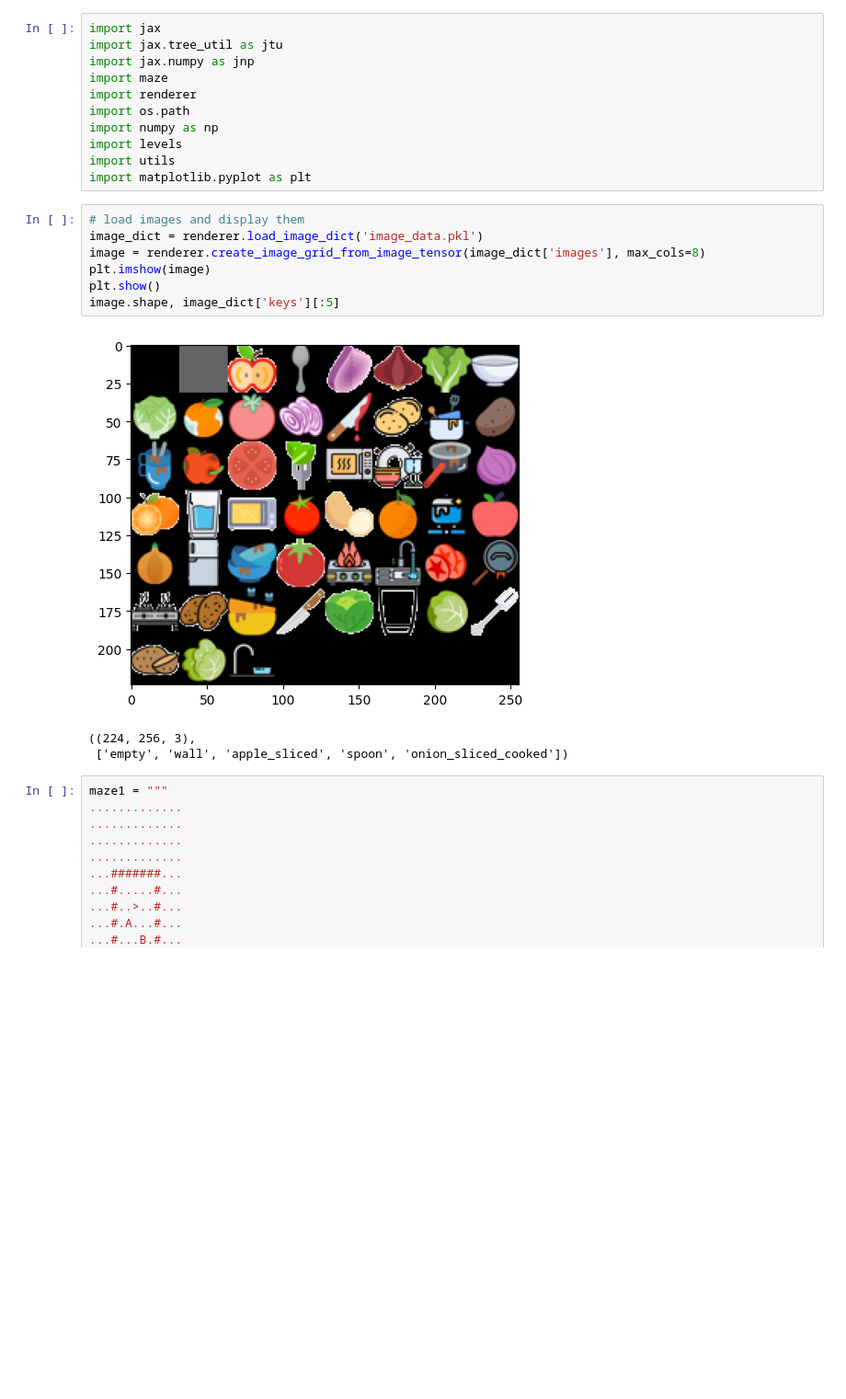
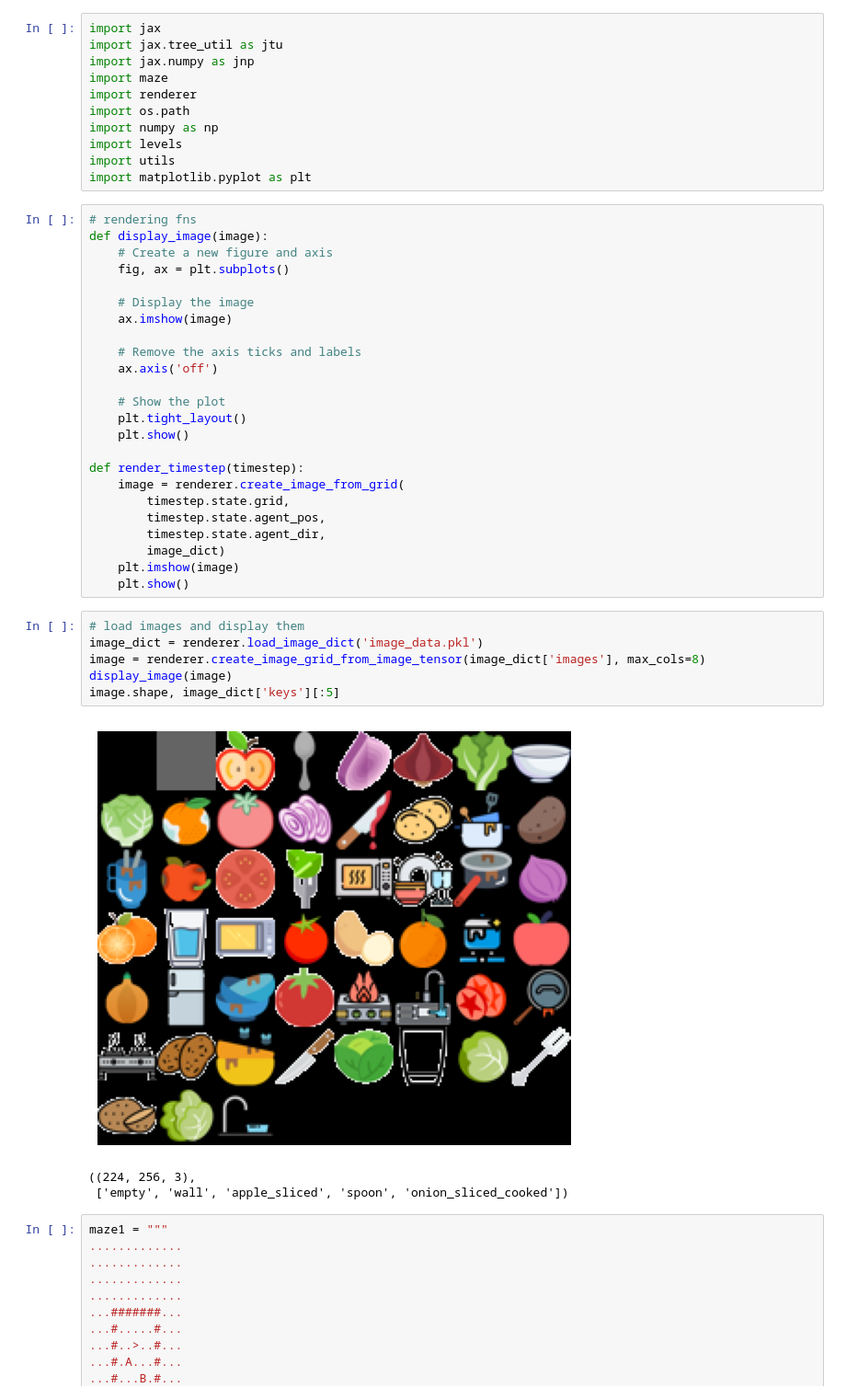
Before and after one commit to wcarvalho/JaxHouseMaze, a Jupyter notebook: example.ipynb, the cells around one changed output. Shown at 92% size. Cells and saved outputs as stored; diff of their text form; blank space fills up the shorter version.

```diff
--- a/example.ipynb
+++ b/example.ipynb
@@ -12,15 +12,38 @@ import numpy as np
 import levels
 import utils
 import matplotlib.pyplot as plt
+# %%
+# rendering fns
+def display_image(image):
+    # Create a new figure and axis
+    fig, ax = plt.subplots()
+
+    # Display the image
+    ax.imshow(image)
+
+    # Remove the axis ticks and labels
+    ax.axis('off')
+
+    # Show the plot
+    plt.tight_layout()
+    plt.show()
+
+def render_timestep(timestep):
+    image = renderer.create_image_from_grid(
+        timestep.state.grid,
+        timestep.state.agent_pos,
+        timestep.state.agent_dir,
+        image_dict)
+    plt.imshow(image)
+    plt.show()
 # %%
 # load images and display them
 image_dict = renderer.load_image_dict('image_data.pkl')
 image = renderer.create_image_grid_from_image_tensor(image_dict['images'], max_cols=8)
-plt.imshow(image)
-plt.show()
+display_image(image)
 image.shape, image_dict['keys'][:5]
 # %% [output]
-[figure, old version]
+[figure, new version]
 ((224, 256, 3),
  ['empty', 'wall', 'apple_sliced', 'spoon', 'onion_sliced_cooked'])
 # %%
```
Also changed, not shown: parts of 2 cells of this notebook, 2 other files.
